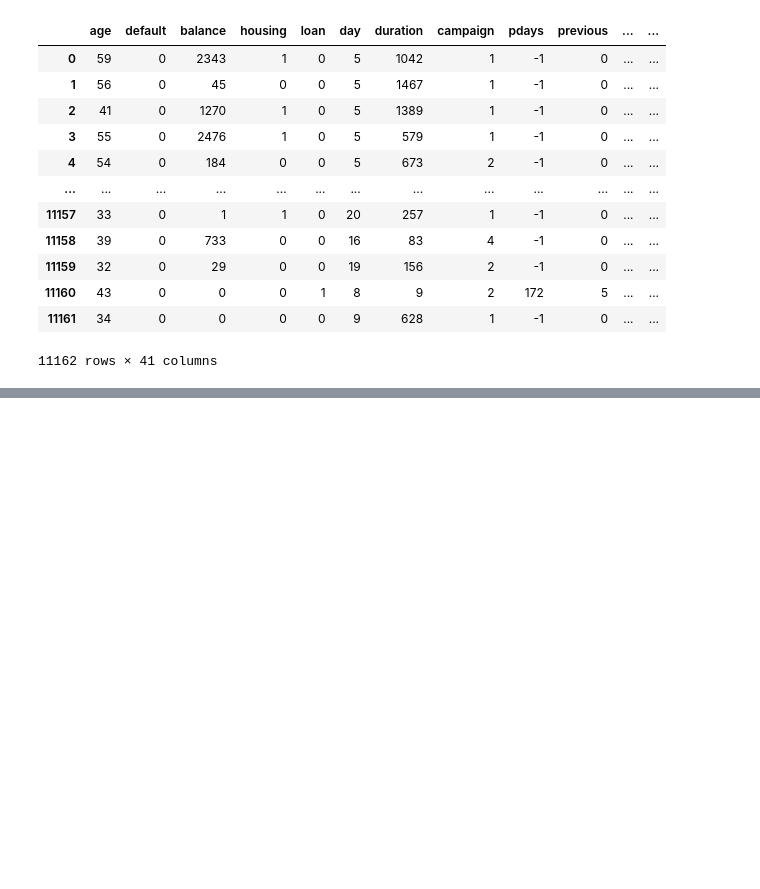
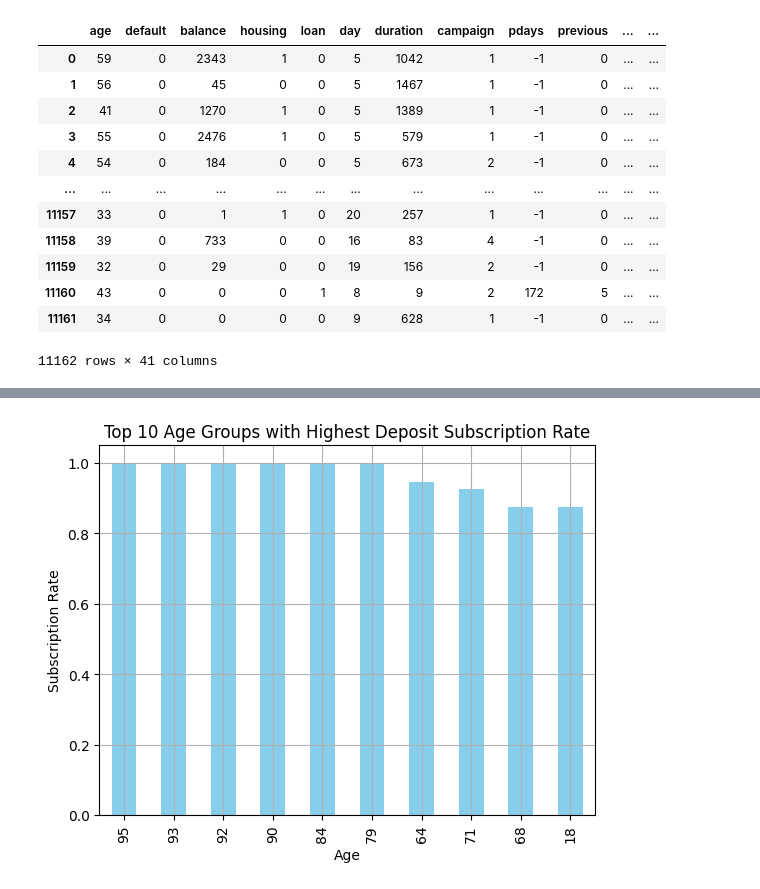
Before and after one commit to Naomi-N-w/Phase-3-Project, a Jupyter notebook: End Of Phase 3 Project.ipynb, the cells around one changed output, grey strips where cells are left out. Drawn from its saved outputs; the diff is of its cells as text; code cells hidden in the pictures; blank space fills up the shorter version.

```diff
--- a/End Of Phase 3 Project.ipynb
+++ b/End Of Phase 3 Project.ipynb
@@ -291,0 +321,9 @@ Name: deposit, dtype: float64
+# %%
+# Which customer attributes most strongly influence the likelihood of customers subscribing to a term deposit
+# Group by age and count the number of 'yes' deposits
+
+yes_counts = df[df['deposit'] == 'yes'].groupby('age').size()
+total_counts = df.groupby('age').size()
+age_yes_rate = (yes_counts / total_counts).sort_values(ascending=False)
+
+print(age_yes_rate.head(10))
@@ -291,0 +343,10 @@ Name: deposit, dtype: float64
+# %%
+#plotting
+age_yes_rate.head(10).plot(kind='bar', color='skyblue')
+plt.title('Top 10 Age Groups with Highest Deposit Subscription Rate')
+plt.xlabel('Age')
+plt.grid()
+plt.ylabel('Subscription Rate')
+plt.show()
+# %% [output]
+[figure, added]
```
Also changed, not shown: parts of 27 cells of this notebook.
